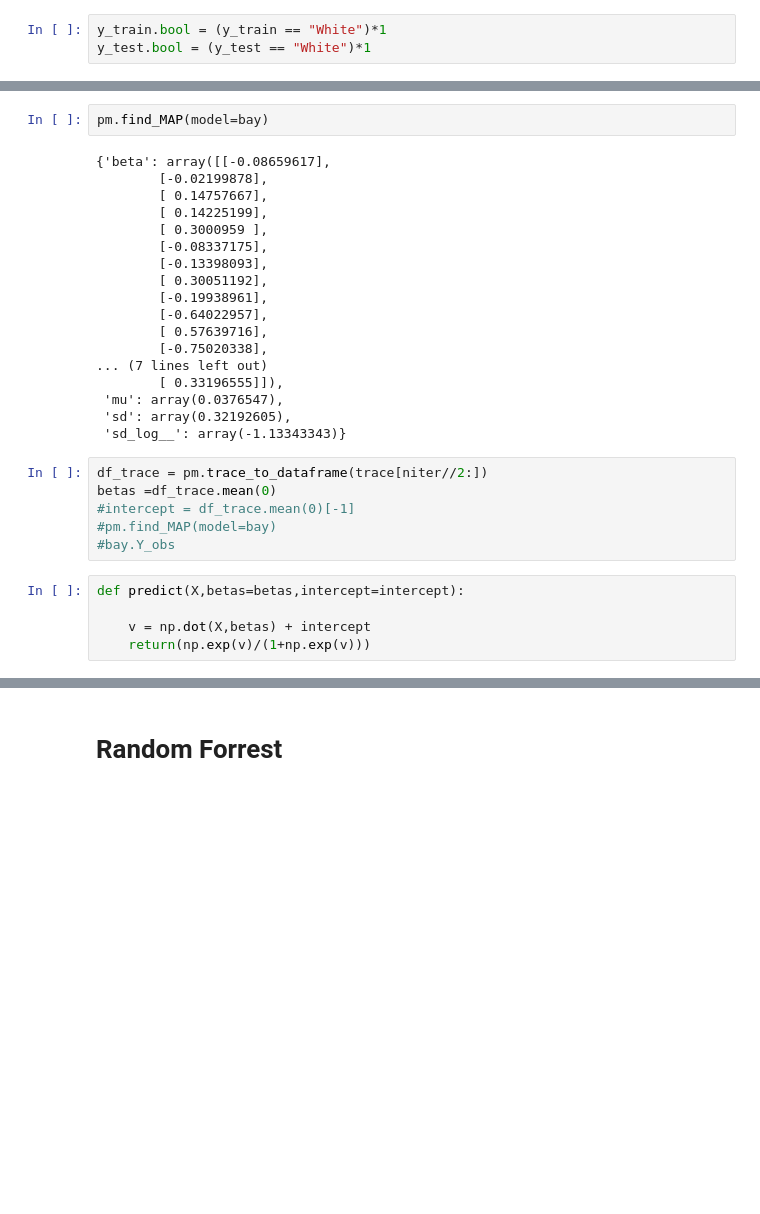
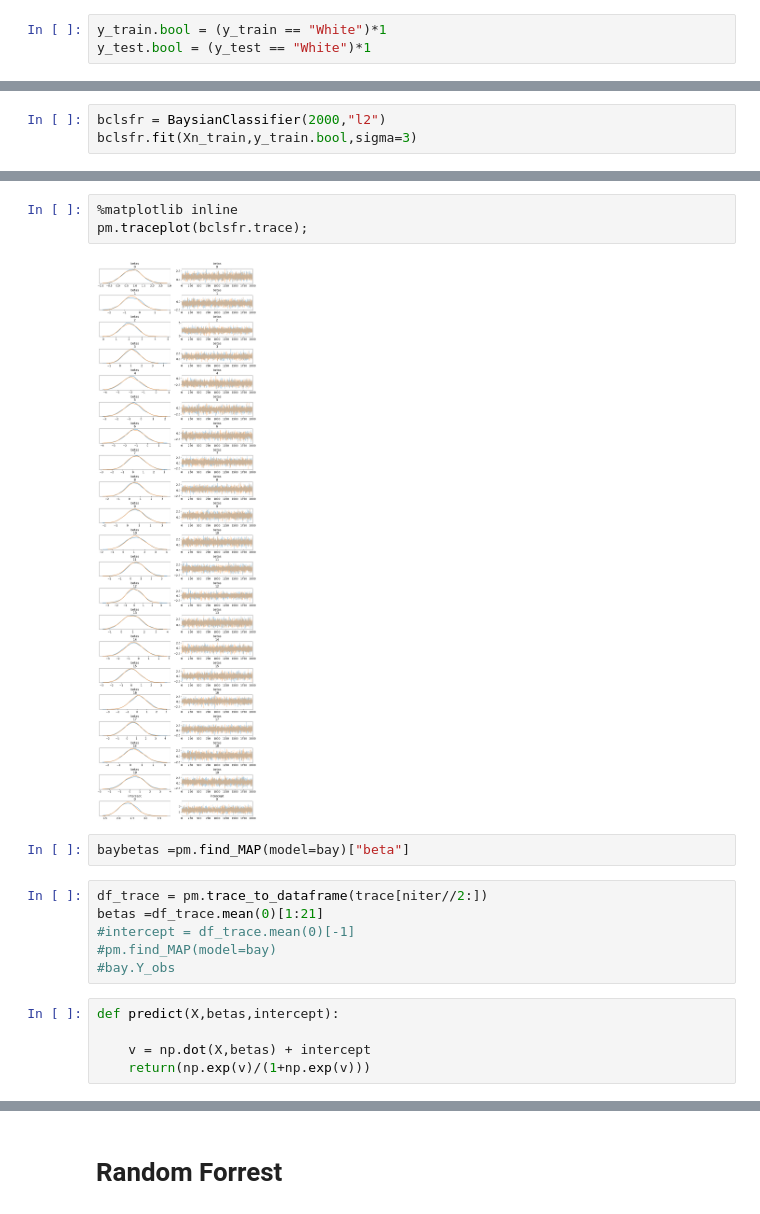
Before and after one commit to adamingas/amazon-rivers, a Jupyter notebook: classification.ipynb, the cells around one changed output, grey strips where cells are left out. Cells and saved outputs as stored; diff of their text form; blank space fills up the shorter version.

```diff
--- a/classification.ipynb
+++ b/classification.ipynb
@@ -171,0 +472,3 @@ NUTS: [beta, sd, mu]
+# %%
+bclsfr = BaysianClassifier(2000,"l2")
+bclsfr.fit(Xn_train,y_train.bool,sigma=3)
@@ -172,31 +495,18 @@ NUTS: [beta, sd, mu]
+# %%
+%matplotlib inline
+pm.traceplot(bclsfr.trace);
+# %% [output]
+[figure, added]
 # %%
-pm.find_MAP(model=bay)
+baybetas =pm.find_MAP(model=bay)["beta"]
-# %% [output]
-{'beta': array([[-0.08659617],
-        [-0.02199878],
-        [ 0.14757667],
-        [ 0.14225199],
-        [ 0.3000959 ],
-        [-0.08337175],
-        [-0.13398093],
-        [ 0.30051192],
-        [-0.19938961],
-        [-0.64022957],
-        [ 0.57639716],
-        [-0.75020338],
-... (7 lines left out)
-        [ 0.33196555]]),
- 'mu': array(0.0376547),
- 'sd': array(0.32192605),
- 'sd_log__': array(-1.13343343)}
 # %%
 df_trace = pm.trace_to_dataframe(trace[niter//2:])
-betas =df_trace.mean(0)
+betas =df_trace.mean(0)[1:21]
 #intercept = df_trace.mean(0)[-1]
 #pm.find_MAP(model=bay)
 #bay.Y_obs
 # %%
-def predict(X,betas=betas,intercept=intercept):
+def predict(X,betas,intercept):
 
     v = np.dot(X,betas) + intercept
     return(np.exp(v)/(1+np.exp(v)))
```
Also changed, not shown: parts of 35 cells of this notebook, 2 other files.
